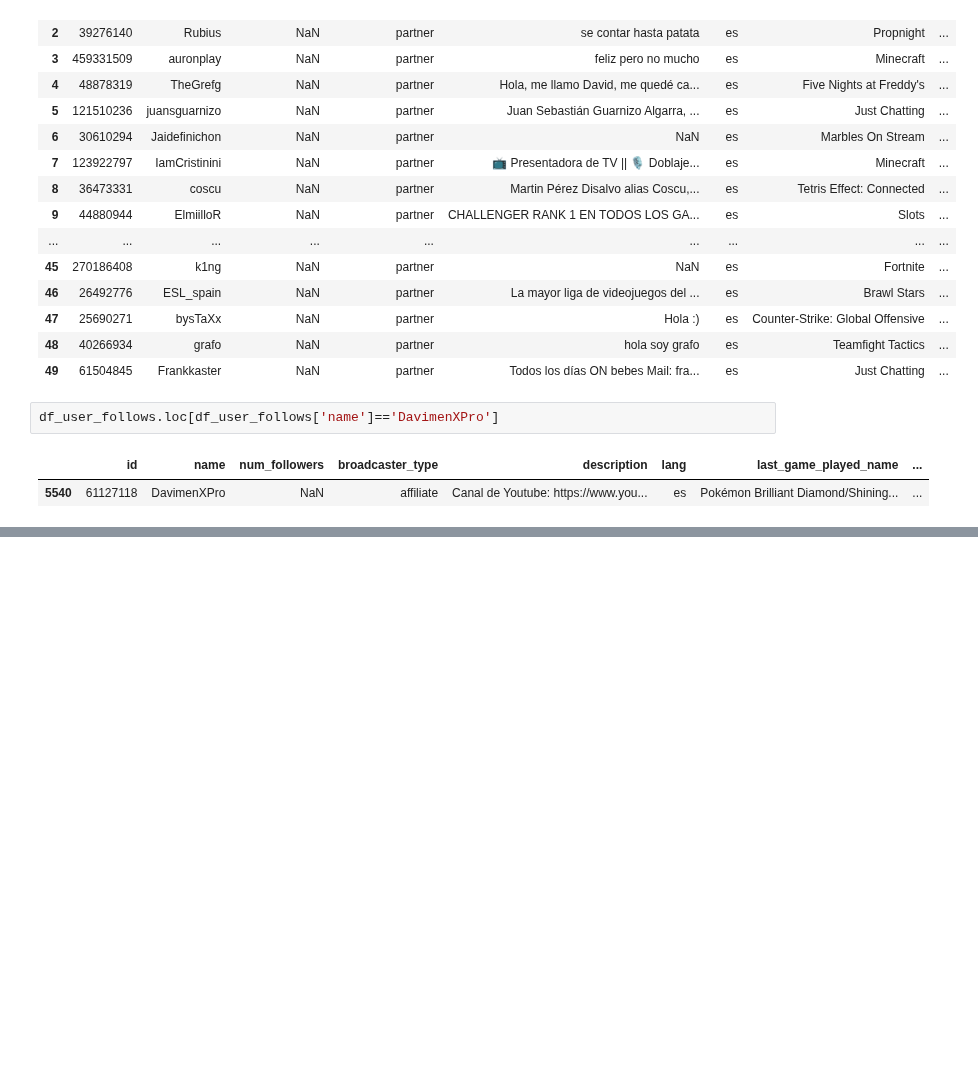
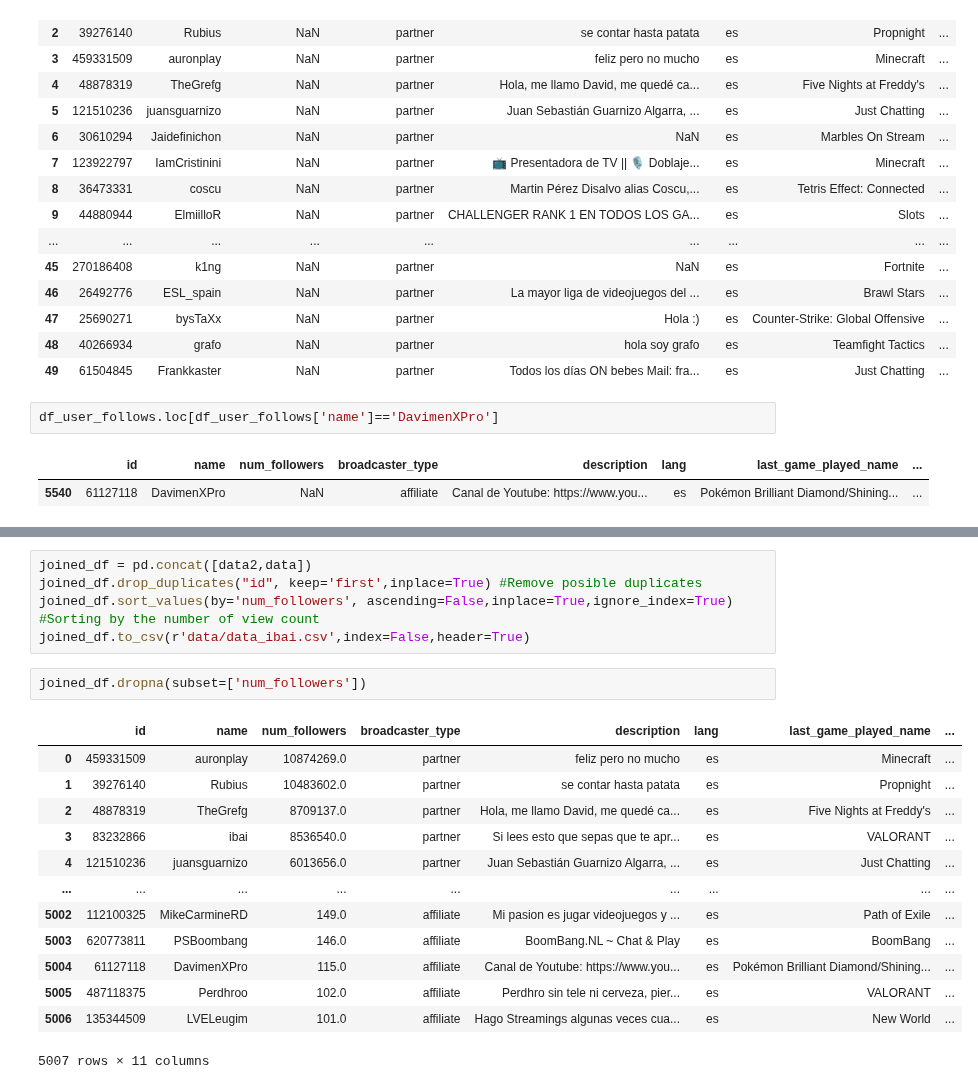
Before and after one commit to Enver-group/twitch-web-analytics, a Jupyter notebook: notebooks/davimen-twitch-api.ipynb, the cells around one changed output, grey strips where cells are left out. Cells and saved outputs as stored; diff of their text form; blank space fills up the shorter version.

```diff
--- a/notebooks/davimen-twitch-api.ipynb
+++ b/notebooks/davimen-twitch-api.ipynb
@@ -260,0 +309,21 @@ df_user_follows.loc[df_user_follows['name']=='DavimenXPro']
+# %%
+joined_df = pd.concat([data2,data])
+joined_df.drop_duplicates("id", keep='first',inplace=True) #Remove posible duplicates
+joined_df.sort_values(by='num_followers', ascending=False,inplace=True,ignore_index=True) #Sorting by the number of view count
+joined_df.to_csv(r'data/data_ibai.csv',index=False,header=True)
+# %%
+joined_df.dropna(subset=['num_followers'])
+# %% [output]
+|  | id | name | num_followers | broadcaster_type | description | lang | last_game_played_name | ... |
+| 0 | 459331509 | auronplay | 10874269.0 | partner | feliz pero no mucho | es | Minecraft | ... |
+| 1 | 39276140 | Rubius | 10483602.0 | partner | se contar hasta patata | es | Propnight | ... |
+| 2 | 48878319 | TheGrefg | 8709137.0 | partner | Hola, me llamo David, me quedé ca... | es | Five Nights at Freddy's | ... |
+| 3 | 83232866 | ibai | 8536540.0 | partner | Si lees esto que sepas que te apr... | es | VALORANT | ... |
+| 4 | 121510236 | juansguarnizo | 6013656.0 | partner | Juan Sebastián Guarnizo Algarra, ... | es | Just Chatting | ... |
+| ... | ... | ... | ... | ... | ... | ... | ... | ... |
+| 5002 | 112100325 | MikeCarmineRD | 149.0 | affiliate | Mi pasion es jugar videojuegos y ... | es | Path of Exile | ... |
+| 5003 | 620773811 | PSBoombang | 146.0 | affiliate | BoomBang.NL ~ Chat & Play | es | BoomBang | ... |
+| 5004 | 61127118 | DavimenXPro | 115.0 | affiliate | Canal de Youtube: https://www.you... | es | Pokémon Brilliant Diamond/Shining... | ... |
+| 5005 | 487118375 | Perdhroo | 102.0 | affiliate | Perdhro sin tele ni cerveza, pier... | es | VALORANT | ... |
+| 5006 | 135344509 | LVELeugim | 101.0 | affiliate | Hago Streamings algunas veces cua... | es | New World | ... |
+5007 rows × 11 columns
```
Also changed, not shown: parts of 6 cells of this notebook, 2 other files.
